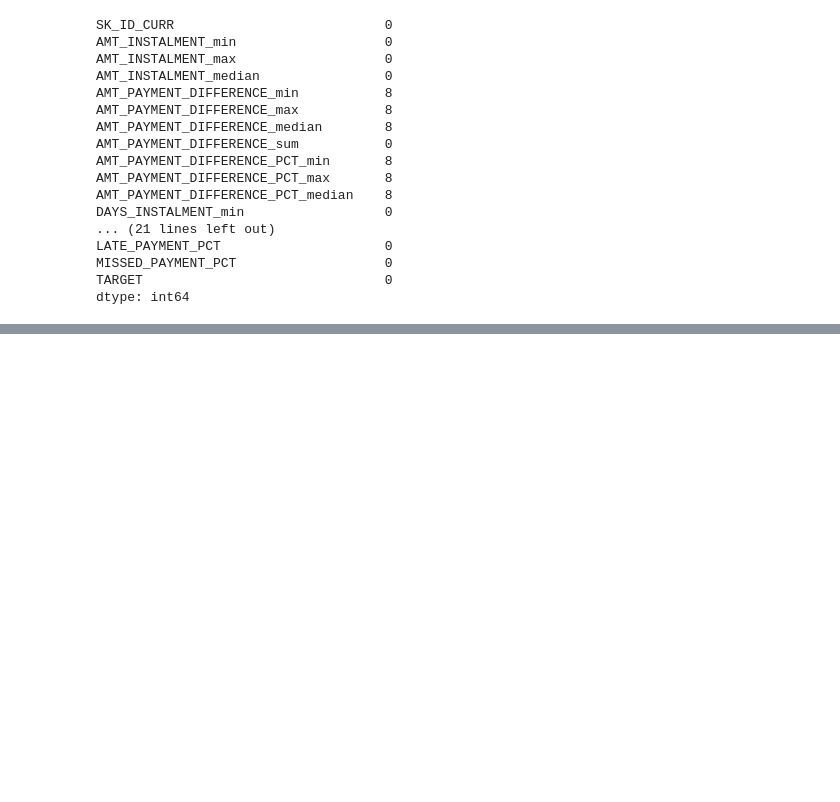
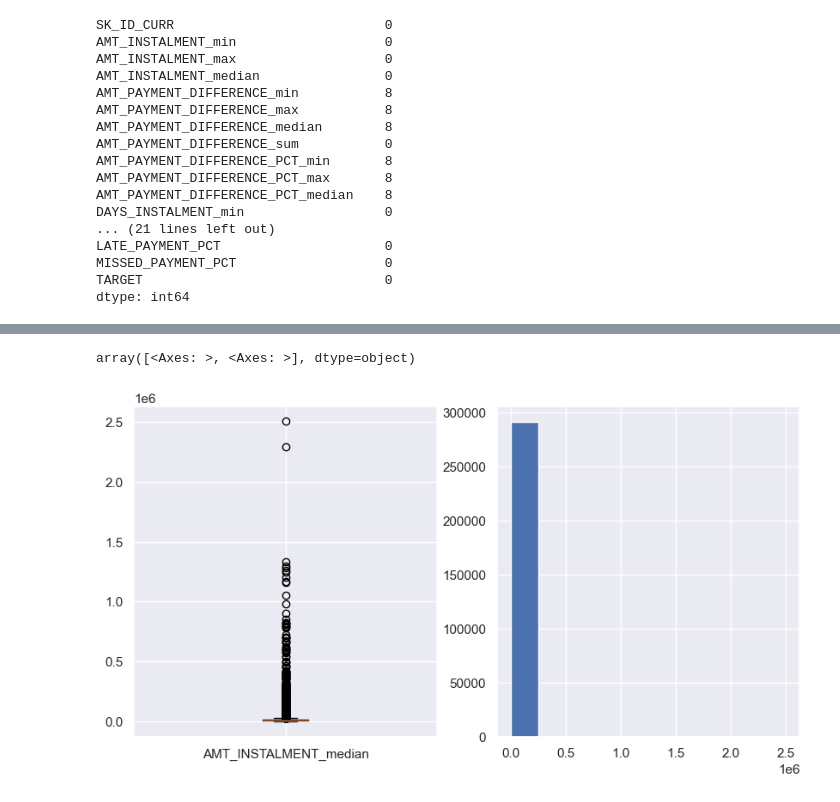
Before and after one commit to seg-fault123/bdm_project, a Jupyter notebook: instalments.ipynb, the cells around one changed output, grey strips where cells are left out. Drawn from its saved outputs; the diff is of its cells as text; code cells hidden in the pictures; blank space fills up the shorter version.

Commit message:
completed instalments

```diff
--- a/instalments.ipynb
+++ b/instalments.ipynb
@@ -195,0 +198,11 @@ dtype: int64
+# %%
+def plot_hist_box(data, feature):
+    '''
+    takes dataframe and a feature name, outputs a plot with boxplot and histogram of the feature
+    '''
+    fig, axes=plt.subplots(ncols=2)
+    fig.set_size_inches(w=10, h=5)
+    axes[0].boxplot(data[feature].dropna());
+    axes[0].set_xticklabels([feature]);
+    axes[1].hist(data[feature]);
+    return axes
@@ -195,0 +278,9 @@ dtype: int64
+# %%
+numerical_features=pd.Index(['SK_ID_CURR', 'TARGET', 'AMT_INSTALMENT_median', 'AMT_PAYMENT_DIFFERENCE_max',
+                             'AMT_PAYMENT_DIFFERENCE_sum', 'AMT_PAYMENT_DIFFERENCE_PCT_max',
+                             'DAYS_INSTALMENT_min', 'DAYS_INSTALMENT_median', 'DAYS_PAYMENT_DIFFERENCE_max',
+                             'DAYS_PAYMENT_DIFFERENCE_median', 'DAYS_PAYMENT_DIFFERENCE_sum',
+                             'LATE_PAYMENT_sum', 'MISSED_PAYMENT_sum', 'RECORDS_min',
+                             'RECORDS_median', 'LATE_PAYMENT_PCT_max'])
+numerical_frame=agg_target[numerical_features].copy()
+numerical_frame.shape, numerical_frame.columns.sort_values()
@@ -195,0 +315,5 @@ dtype: int64
+# %%
+plot_hist_box(numerical_frame, 'AMT_INSTALMENT_median')
+# %% [output]
+array([<Axes: >, <Axes: >], dtype=object)
+[figure, added]
```
Also changed, not shown: parts of 105 cells of this notebook, 1 other file.
